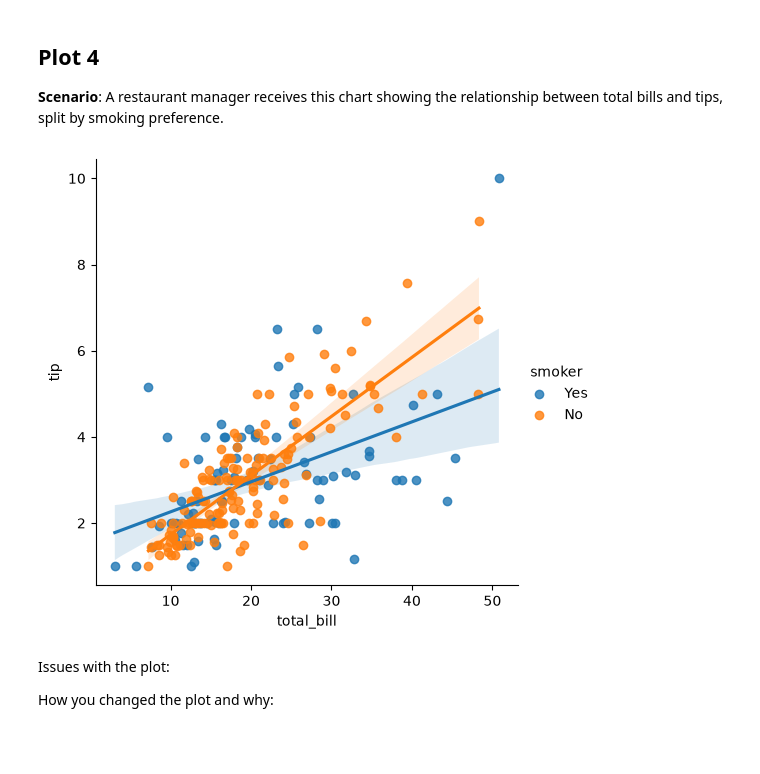
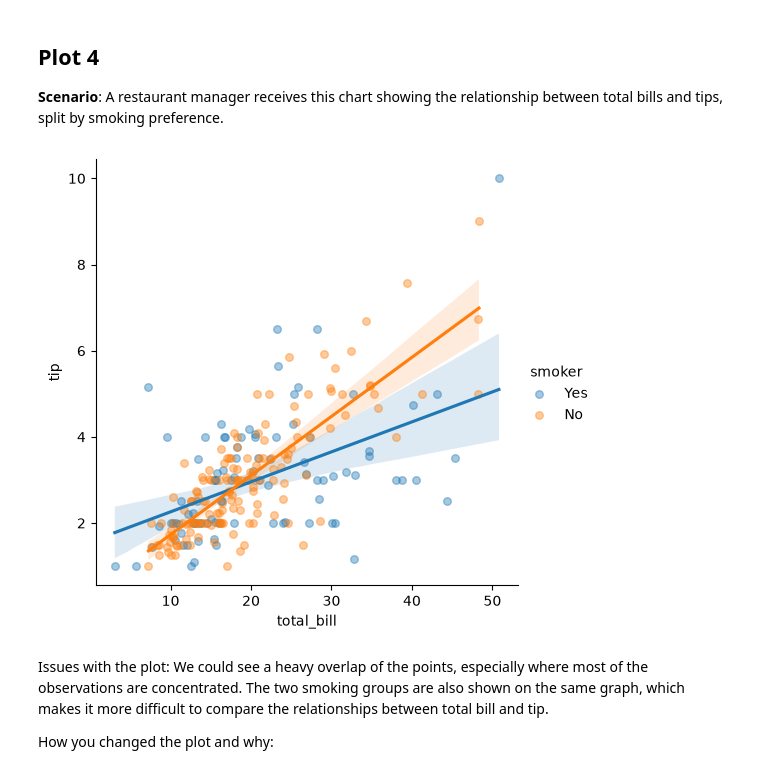
Before and after one commit to gasante84/cmpsc105-lab05, a Jupyter notebook: lab05.ipynb, the cells around one changed output. Cells and saved outputs as stored; diff of their text form; code cells hidden in the pictures; blank space fills up the shorter version.

Commit message:
Explained the issues with Plot 4

```diff
--- a/lab05.ipynb
+++ b/lab05.ipynb
@@ -76,12 +76,12 @@ How you changed the plot and why: We changed the lines from color black to diffe
 # %%
 tips = sns.load_dataset("tips")
 
-sns.lmplot(data=tips, x="total_bill", y="tip", hue="smoker")
+sns.lmplot(data=tips, x="total_bill", y="tip", hue="smoker", scatter_kws={"s": 30, "alpha": 0.4})
 plt.show()
 # %% [output]
-[figure, old version]
+[figure, new version]
 # %% [markdown]
-Issues with the plot:
+Issues with the plot: We could see a heavy overlap of the points, especially where most of the observations are concentrated. The two smoking groups are also shown on the same graph, which makes it more difficult to compare the relationships between total bill and tip.
 
 
 How you changed the plot and why:
```
